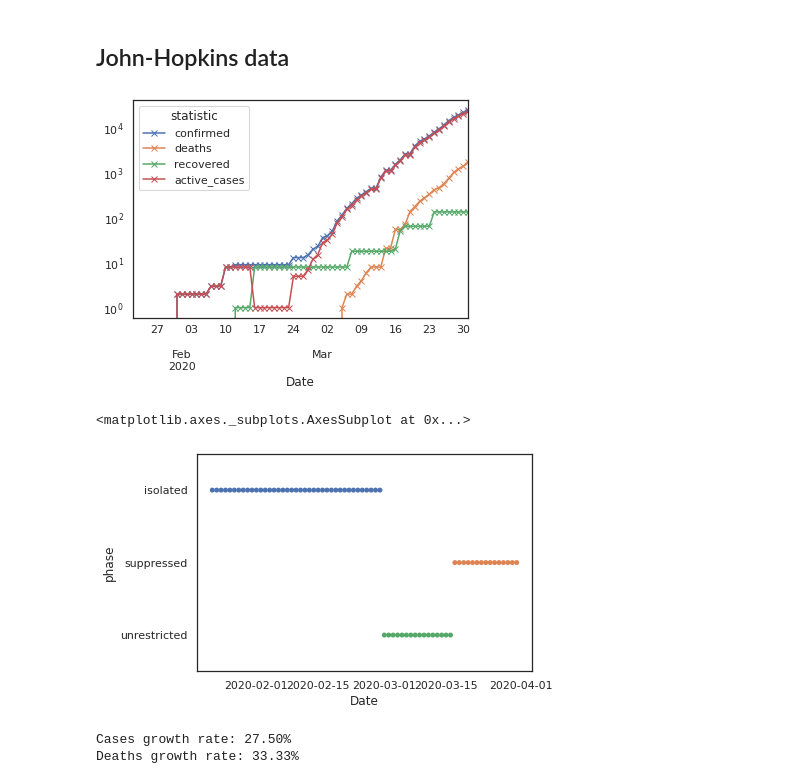
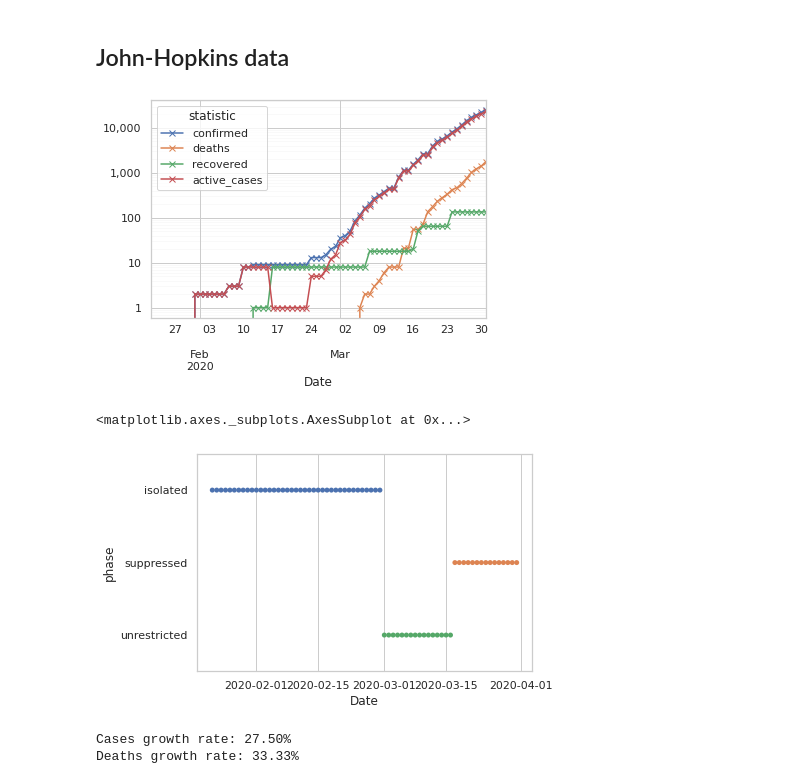
Before and after one commit to jpbrodrick/covid-19-modelling, a Jupyter notebook: Covid-19 SEIR Model.ipynb, the cells around one changed output. Saved outputs shown, nothing was run; the diff lists cells and outputs as text; code cells hidden in the pictures.

Commit message:
Add grid to plots and pip requirements

```diff
--- a/Covid-19 SEIR Model.ipynb
+++ b/Covid-19 SEIR Model.ipynb
@@ -18,22 +51,25 @@ from collections import namedtuple
 from copy import copy
 from outbreak_modelling import *
 from jhdatautils import *
-sns.set(style='white')
+sns.set(style='whitegrid')
 # %% [markdown]
 ## John-Hopkins data
 # %%
 data = load_data()
 ts = single_country_data(data, 'United Kingdom', ('2020/03/01', '2020/03/16'))
 ts.to_csv('simdata/uk-observations-used-for-simulation.csv')
 ts.plot(marker='x')
 plt.yscale('log')
+plt.gca().yaxis.set_minor_locator(ticker.LogLocator(subs=range(10)))
+plt.gca().grid(which='minor', axis='y', alpha=0.1)
+plt.gca().yaxis.set_major_formatter(ticker.StrMethodFormatter('{x:,.0f}'))
 # %% [output]
-[figure, old version]
+[figure, new version]
 # %%
 sns.stripplot(data=ts, x=ts.index, y='phase', jitter=0)
 # %% [output]
 <matplotlib.axes._subplots.AxesSubplot at 0x...>
-[figure, old version]
+[figure, new version]
 # %%
 def estimate_growth(data, column):
     return data[column][data[column]>0].pct_change().median()
```
Also changed, not shown: parts of 13 cells of this notebook.
